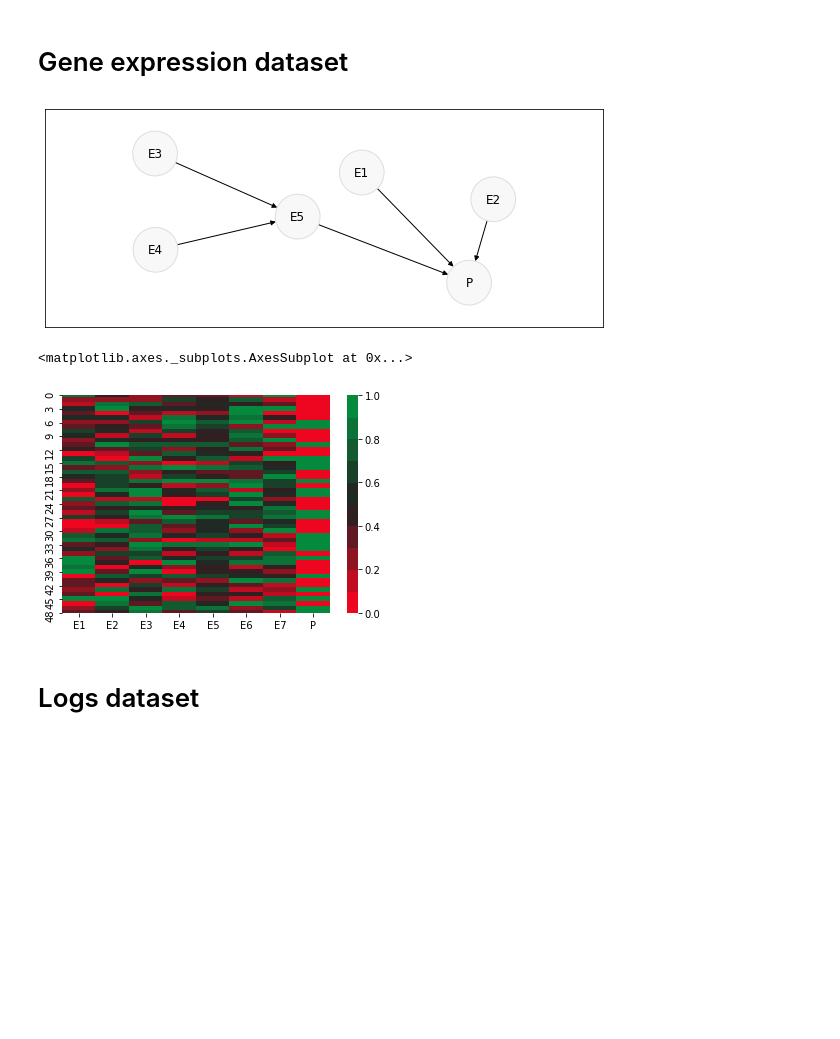
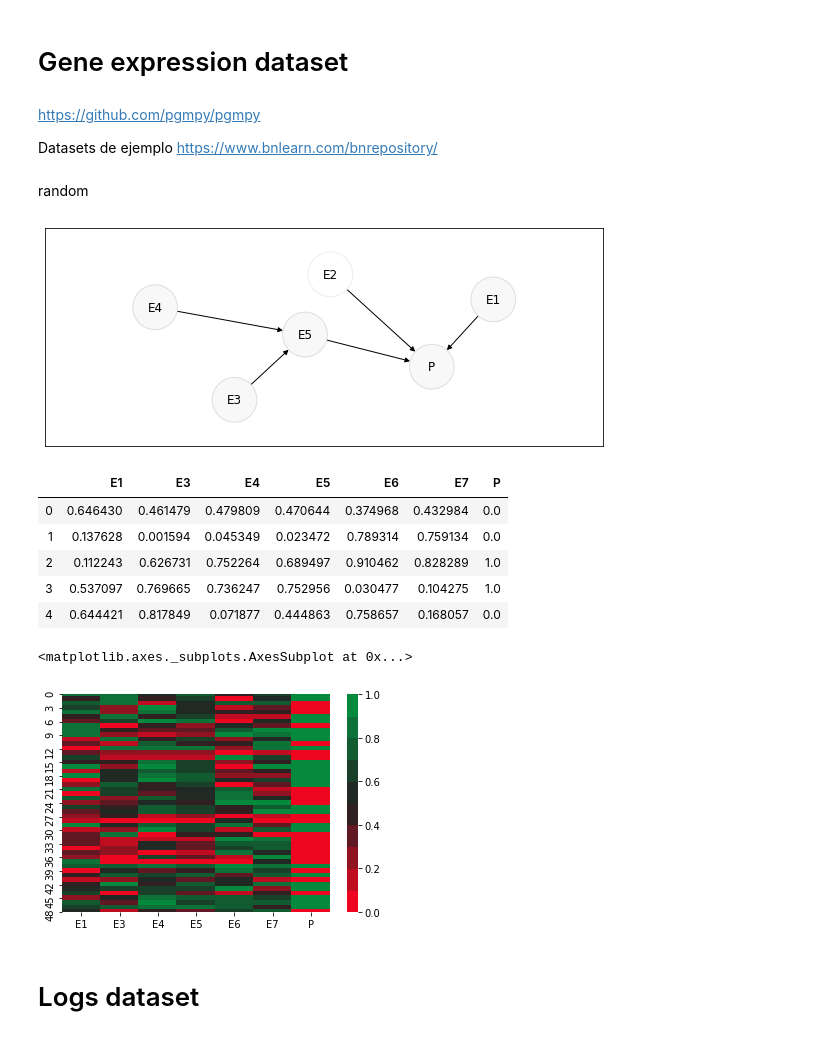
Before and after one commit to AdrienFelipe/Causal-discovery-Unit-testing, a Jupyter notebook: Untitled.ipynb, the cells around one changed output. Saved outputs shown, nothing was run; the diff lists cells and outputs as text; code cells hidden in the pictures; blank space fills up the shorter version.

```diff
--- a/Untitled.ipynb
+++ b/Untitled.ipynb
@@ -359,5 +359,10 @@ dataframe.plot(x=time_label, y=data_label, figsize=(16.5,2))
 # %% [markdown]
 # Gene expression dataset
+# %% [markdown]
+https://github.com/pgmpy/pgmpy
+
+Datasets de ejemplo
+https://www.bnlearn.com/bnrepository/
 # %%
 def pathology(history: History) -> float:
     gene1 = history.get_event(1) > 0.8
@@ -365,27 +370,37 @@ def pathology(history: History) -> float:
     gene5 = history.get_event(5) > 0.6
 
     return gene1 and gene2 or gene5
+# %% [markdown]
+random
 # %%
 import seaborn as sns
 
 dataset = Generator() \
     .add_uniform(0, 1) \
+    .add_uniform(0, 1, shadow=True) \
     .add_uniform(0, 1) \
     .add_uniform(0, 1) \
-    .add_uniform(0, 1) \
-    .add_function(lambda h: (h.get_event(3) + h.get_event(4))/2) \
+    .add_function(lambda h: (h.e(3) + h.e(4))/2) \
     .add_uniform(0, 1) \
     .add_uniform(0, 1) \
     .add_function(pathology, label='P')
 
 dataset.plot_relations(fig_size=(10,4))
 
+display(dataset.generate(5))
+
 cmap = sns.diverging_palette(11, 135, s=99, n=10, center="dark")
 sns.heatmap(dataset.generate(50), cmap=cmap)
 # %% [output]
-[figure, old version]
+[figure, new version]
+|  | E1 | E3 | E4 | E5 | E6 | E7 | P |
+| 0 | 0.646430 | 0.461479 | 0.479809 | 0.470644 | 0.374968 | 0.432984 | 0.0 |
+| 1 | 0.137628 | 0.001594 | 0.045349 | 0.023472 | 0.789314 | 0.759134 | 0.0 |
+| 2 | 0.112243 | 0.626731 | 0.752264 | 0.689497 | 0.910462 | 0.828289 | 1.0 |
+| 3 | 0.537097 | 0.769665 | 0.736247 | 0.752956 | 0.030477 | 0.104275 | 1.0 |
+| 4 | 0.644421 | 0.817849 | 0.071877 | 0.444863 | 0.758657 | 0.168057 | 0.0 |
 <matplotlib.axes._subplots.AxesSubplot at 0x...>
-[figure, old version]
+[figure, new version]
 # %% [markdown]
 # Logs dataset
 # %%
```
Also changed, not shown: parts of 17 cells of this notebook, 6 other files.
